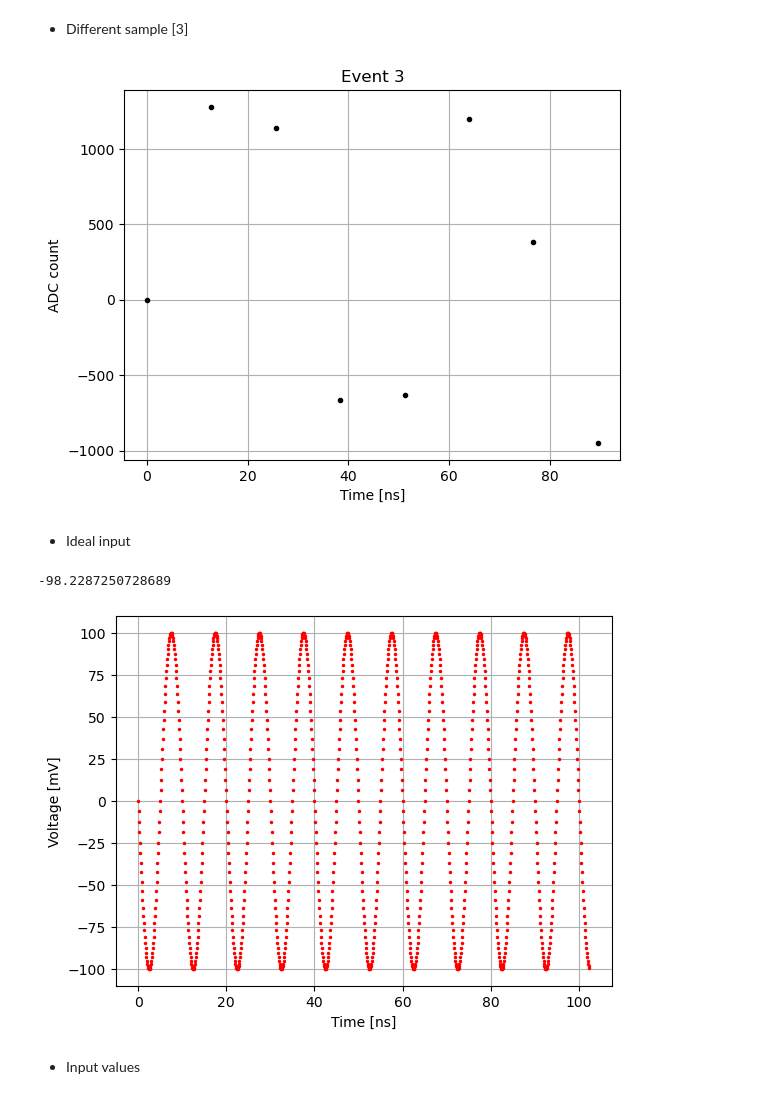
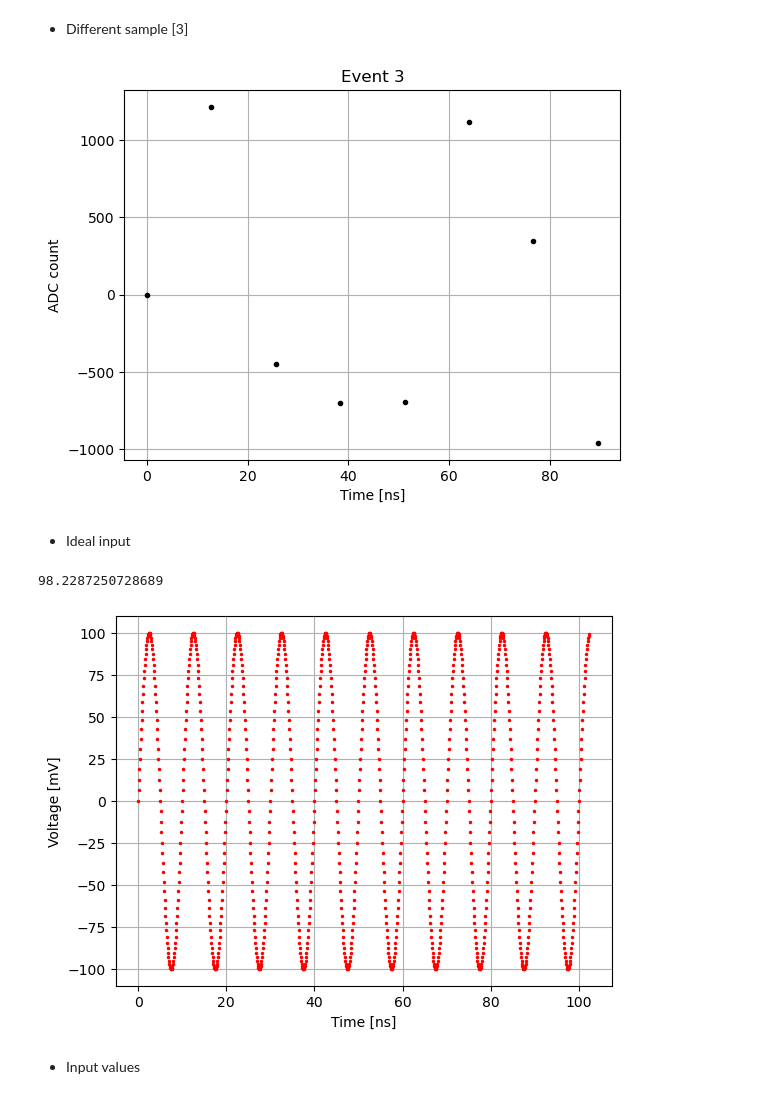
Before and after one commit to sigarnero/GasPM, a Jupyter notebook: NALU_calibration/Nalu_SingleCell.ipynb, the cells around one changed output. Saved outputs shown, nothing was run; the diff lists cells and outputs as text; code cells hidden in the pictures.

```diff
--- a/NALU_calibration/Nalu_SingleCell.ipynb
+++ b/NALU_calibration/Nalu_SingleCell.ipynb
@@ -185,7 +188,7 @@ plt.grid()
 * Different sample [3]
 # %%
 event_3 = cell_data[cell_number][event_indices[3]*8:event_indices[3]*8+8]
-shifted_event_3 = np.roll(event_3, -6)
+shifted_event_3 = np.roll(event_3, -5)
 
 plt.plot(time_0, shifted_event_3,'.', color='black', label="Data")
 plt.xlabel("Time [ns]")
@@ -193,29 +196,29 @@ plt.ylabel("ADC count");
 plt.title("Event 3")
 plt.grid()
 # %% [output]
-[figure, old version]
+[figure, new version]
 # %% [markdown]
 * Ideal input
 # %%
 def sinewave(x, A, f, phi, c):
     return A * np.sin(2 * np.pi * f * x + phi) + c
 
 # x = np.linspace(0,51.1,512)
 x = np.linspace(0,102.3,1024)
 phi = 0
 # phi = np.pi
 # phi = phi_fit
-# sine = sinewave(x, 100,  0.100, 0, 0)  # Generate sine wave
-sine = sinewave(x, 100,  0.100, np.pi, 0)
+sine = sinewave(x, 100,  0.100, 0, 0)  # Generate sine wave
+# sine = sinewave(x, 100,  0.100, np.pi, 0)
 
 plt.plot(x, sine,'.', markersize=3, color='red', label="Input Sine Wave")
 plt.xlabel("Time [ns]")
 plt.ylabel("Voltage [mV]");
 plt.grid()
 print(sine[128])
 # %% [output]
--98.2287250728689
+98.2287250728689
-[figure, old version]
+[figure, new version]
 # %% [markdown]
 * Input values
 # %%
```
Also changed, not shown: parts of 18 cells of this notebook, 7 other files.
